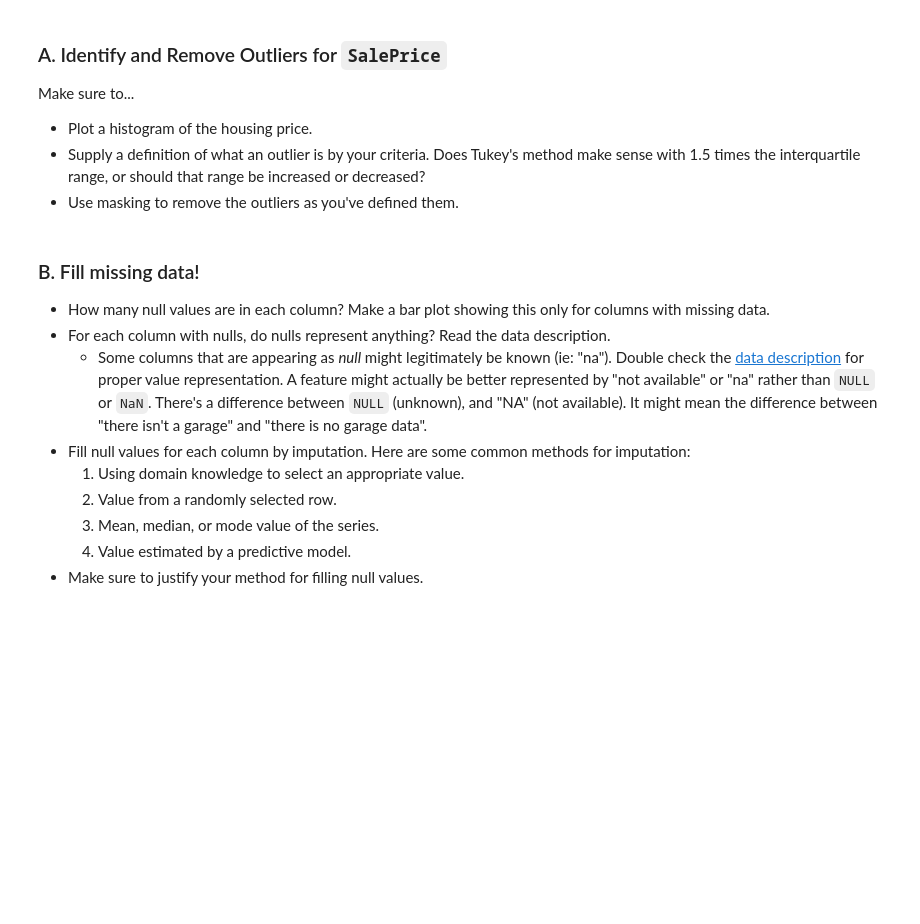
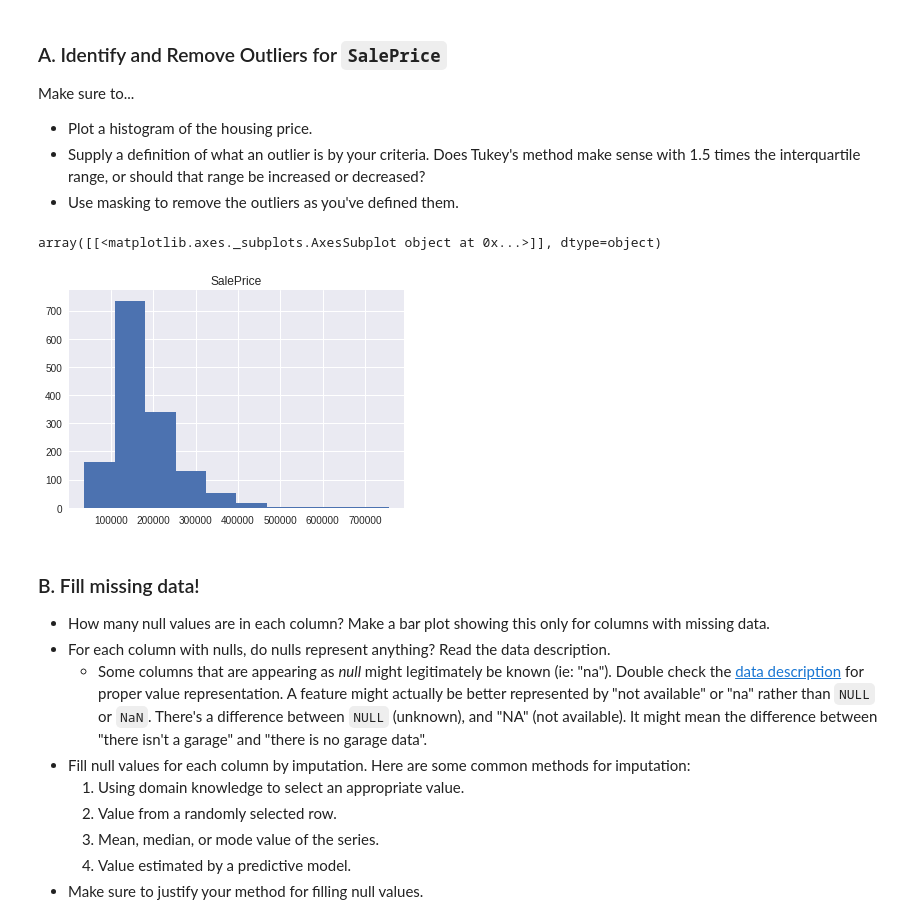
Before and after one commit to Uyentruong236/Ames_Housing, a Jupyter notebook: ipynb/project_2_starter.ipynb, the cells around one changed output. Saved outputs shown, nothing was run; the diff lists cells and outputs as text; code cells hidden in the pictures; blank space fills up the shorter version.

```diff
--- a/ipynb/project_2_starter.ipynb
+++ b/ipynb/project_2_starter.ipynb
@@ -206,7 +218,9 @@ Make sure to...
 * Use masking to remove the outliers as you've defined them.
 # %%
 df_train.hist(['SalePrice'])
-plt.show
+# %% [output]
+array([[<matplotlib.axes._subplots.AxesSubplot object at 0x...>]], dtype=object)
+[figure, added]
 # %% [markdown]
 ### B. Fill missing data!
 
```
Also changed, not shown: parts of 8 cells of this notebook.
